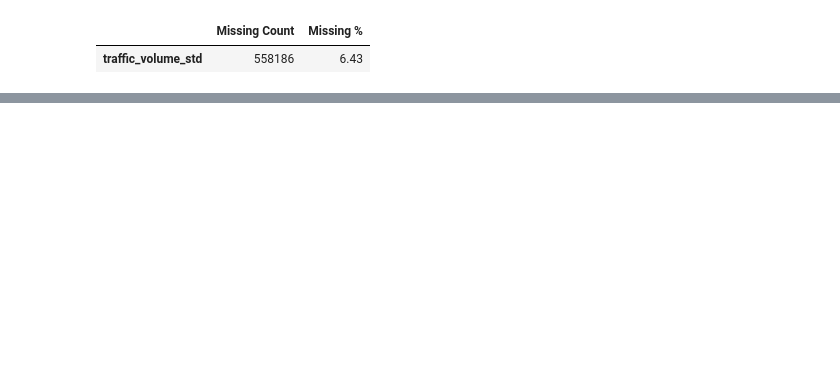
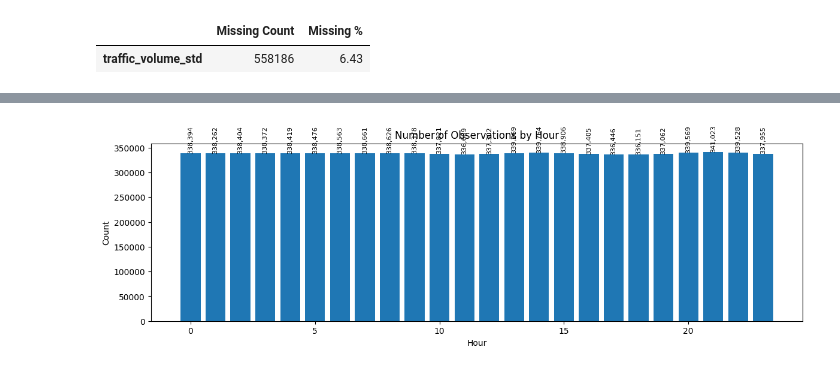
Before and after one commit to Bard89/smoglens, a Jupyter notebook: Yulia/2023smoglens_traffic_data_jartic_EDAandLinearRegression.ipynb, the cells around one changed output, grey strips where cells are left out. Cells and saved outputs as stored; diff of their text form; code cells hidden in the pictures; blank space fills up the shorter version.

```diff
--- a/Yulia/2023smoglens_traffic_data_jartic_EDAandLinearRegression.ipynb
+++ b/Yulia/2023smoglens_traffic_data_jartic_EDAandLinearRegression.ipynb
@@ -189,0 +185,19 @@ print("RMSE:", mean_squared_error(y_test, y_pred))
+# %%
+hourly_count = df.groupby('hour')['avg_traffic_volume'].count()
+
+plt.figure(figsize=(12,4))
+bars = plt.bar(hourly_count.index, hourly_count.values)
+plt.title("Number of Observations by Hour")
+plt.xlabel("Hour")
+plt.ylabel("Count")
+
+
+for bar in bars:
+    height = bar.get_height()
+    plt.text(bar.get_x() + bar.get_width()/2, height, f'{height:,}',
+             ha='center', va='bottom', fontsize=8, rotation=90)
+
+plt.tight_layout()
+plt.show()
+# %% [output]
+[figure, added]
```
Also changed, not shown: parts of 13 cells of this notebook.
